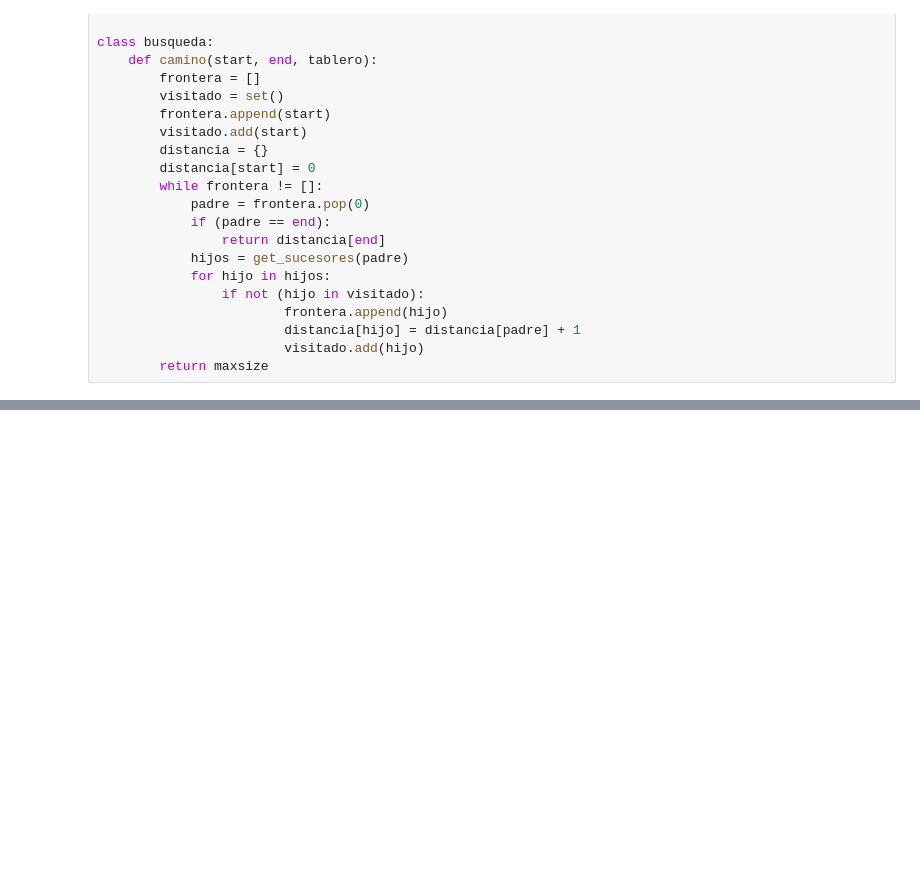
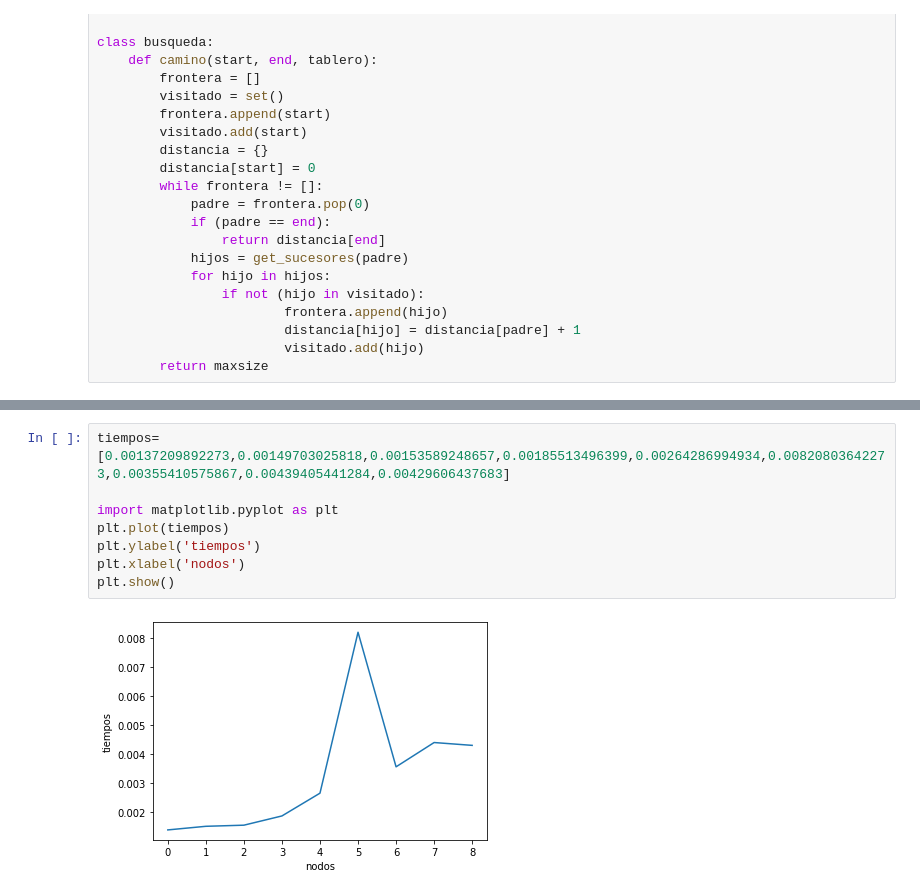
Before and after one commit to vivieall/Quoridor-CA, a Jupyter notebook: QuoridorTP/DocumentaciónTP.ipynb, the cells around one changed output, grey strips where cells are left out. Cells and saved outputs as stored; diff of their text form; blank space fills up the shorter version.

```diff
--- a/QuoridorTP/DocumentaciónTP.ipynb
+++ b/QuoridorTP/DocumentaciónTP.ipynb
@@ -264,0 +326,10 @@ MICROSOFT TEAMS
+# %%
+tiempos=[0.00137209892273,0.00149703025818,0.00153589248657,0.00185513496399,0.00264286994934,0.00820803642273,0.00355410575867,0.00439405441284,0.00429606437683]
+
+import matplotlib.pyplot as plt
+plt.plot(tiempos)
+plt.ylabel('tiempos')
+plt.xlabel('nodos')
+plt.show()
+# %% [output]
+[figure, added]
```
Also changed, not shown: parts of 11 cells of this notebook.
